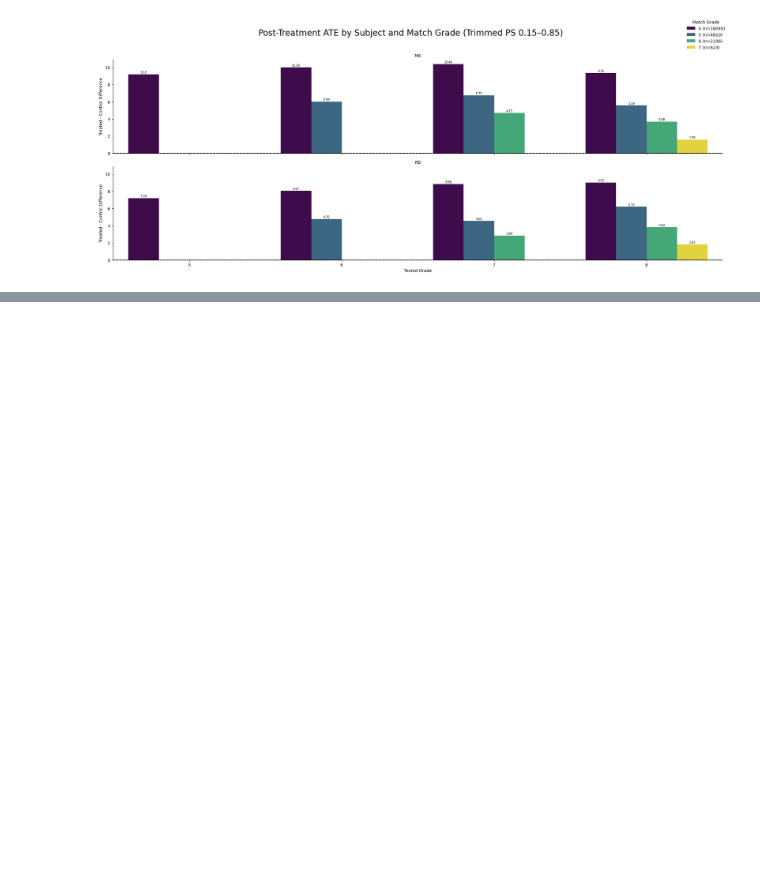
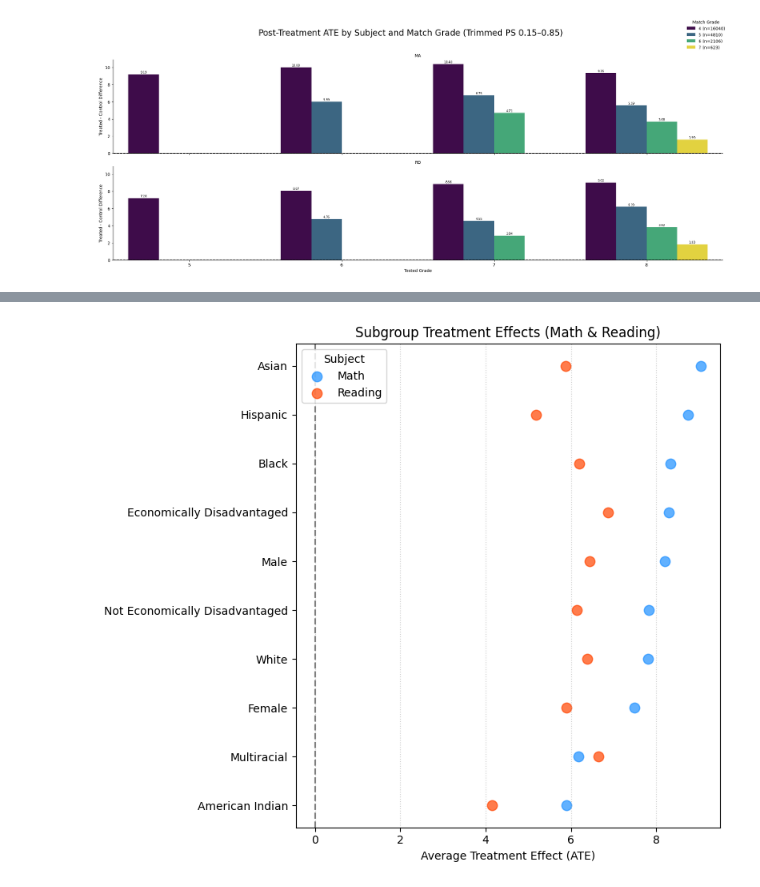
Before and after one commit to dmatten1/gifted-paper, a Jupyter notebook: analysis.ipynb, the cells around one changed output, grey strips where cells are left out. Saved outputs shown, nothing was run; the diff lists cells and outputs as text; code cells hidden in the pictures; blank space fills up the shorter version.

```diff
--- a/analysis.ipynb
+++ b/analysis.ipynb
@@ -7,0 +23,2 @@ pairs = pd.read_csv("data/final/pairs.csv")
+# %%
+pairs = pairs[pairs['match_grade'] != 8].copy()
@@ -119,0 +276,4 @@ plt.show()
+# %%
+baseline_means = pairs.groupby('treatment')[['MA03', 'RD03']].mean().round(2)
+baseline_means.index = baseline_means.index.map({0: 'Control', 1: 'Treated'})
+baseline_means
@@ -119,0 +285,4 @@ plt.show()
+# %%
+baseline_end = pairs.groupby('treatment')[['MA08', 'RD08']].mean().round(2)
+baseline_end.index = baseline_end.index.map({0: 'Control', 1: 'Treated'})
+baseline_end
@@ -119,0 +526,58 @@ plt.show()
+# %%
+df_plot = results_df.copy()
+
+# Define a mapping from the 'Subgroup' column codes to clean, readable labels.
+label_mapping = {
+    'sex_M': 'Male',
+    'sex_F': 'Female',
+    'eds_Y': 'Economically Disadvantaged',
+    'eds_N': 'Not Economically Disadvantaged',
+    'ethnic_W': 'White',
+    'ethnic_B': 'Black',
+    'ethnic_H': 'Hispanic',
+    'ethnic_A': 'Asian',
+    'ethnic_I': 'American Indian',
+    'ethnic_M': 'Multiracial',
+    'ethnic_P': 'Pacific Islander'
+}
+df_plot['Group'] = df_plot['Subgroup'].map(label_mapping)
+
+# Map the 'Outcome' column to simple 'Math' and 'Reading' labels for the plot legend.
+df_plot['Subject'] = df_plot['Outcome'].map({'math_post': 'Math', 'reading_post': 'Reading'})
+
+# --- 2. Pivot Data for Plotting ---
+# Reshape the DataFrame so each group is one row, with separate columns for Math and Reading ATEs.
+pivot_df = df_plot.pivot(index='Group', columns='Subject', values='ATE').reset_index()
+
+# Drop any groups that might have missing data for one of the subjects.
+pivot_df.dropna(inplace=True)
+
+# --- 3. Sort Data ---
+# Sort by the 'Math' ATE in ascending order to have the smallest effect sizes at the top.
+pivot_df = pivot_df.sort_values(by='Math', ascending=True)
+
+# --- 4. Generate the Plot ---
+plt.figure(figsize=(8, 7)) # Adjusted for better readability
+y_pos = range(len(pivot_df))
+
+# Plot the points for Math and Reading ATEs.
+plt.scatter(pivot_df['Math'], y_pos, color='dodgerblue', s=80, alpha=0.7, label='Math')
+plt.scatter(pivot_df['Reading'], y_pos, color='orangered', s=80, alpha=0.7, label='Reading')
+
+# Add a vertical line at zero to represent no effect.
+plt.axvline(0, color='gray', linestyle='--')
+
+# Set the y-axis ticks and labels to be the group names.
+plt.yticks(ticks=y_pos, labels=pivot_df['Group'])
+
+# Add labels and titles.
+plt.xlabel("Average Treatment Effect (ATE)")
+plt.title("Subgroup Treatment Effects (Math & Reading)")
+plt.legend(title='Subject', loc='upper left')
+
+# Add a light grid for easier reading of the x-axis values.
+plt.grid(True, axis='x', linestyle=':', alpha=0.6)
+plt.tight_layout()
+plt.show()
+# %% [output]
+[figure, added]
```
Also changed, not shown: parts of 24 cells of this notebook, 4 other files.
